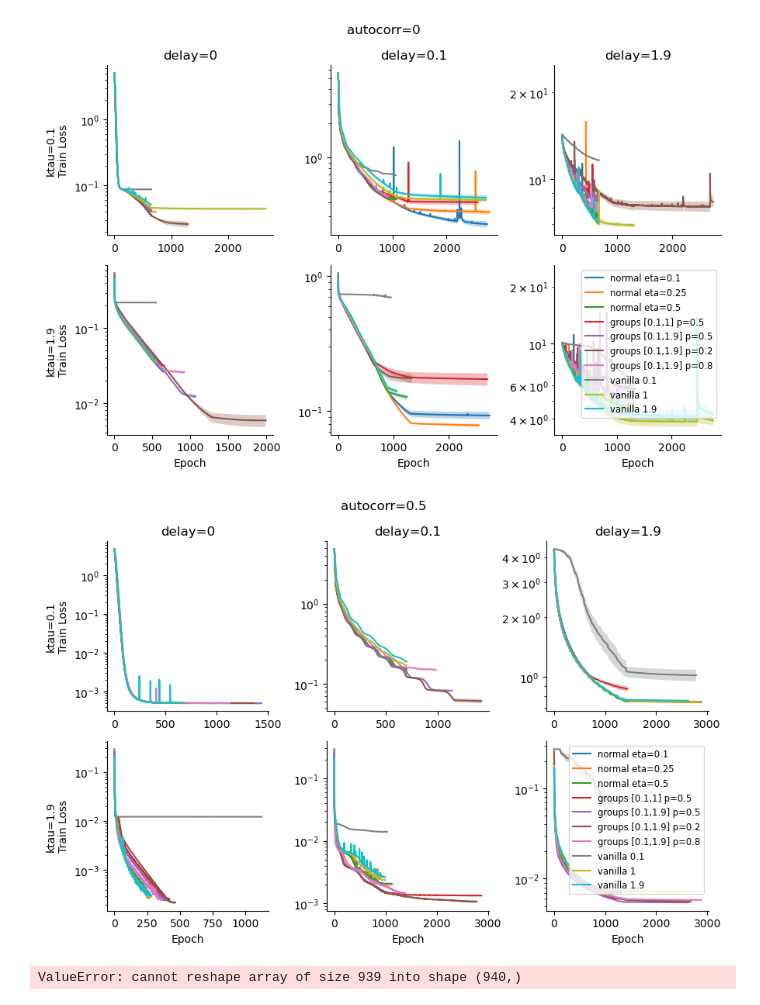
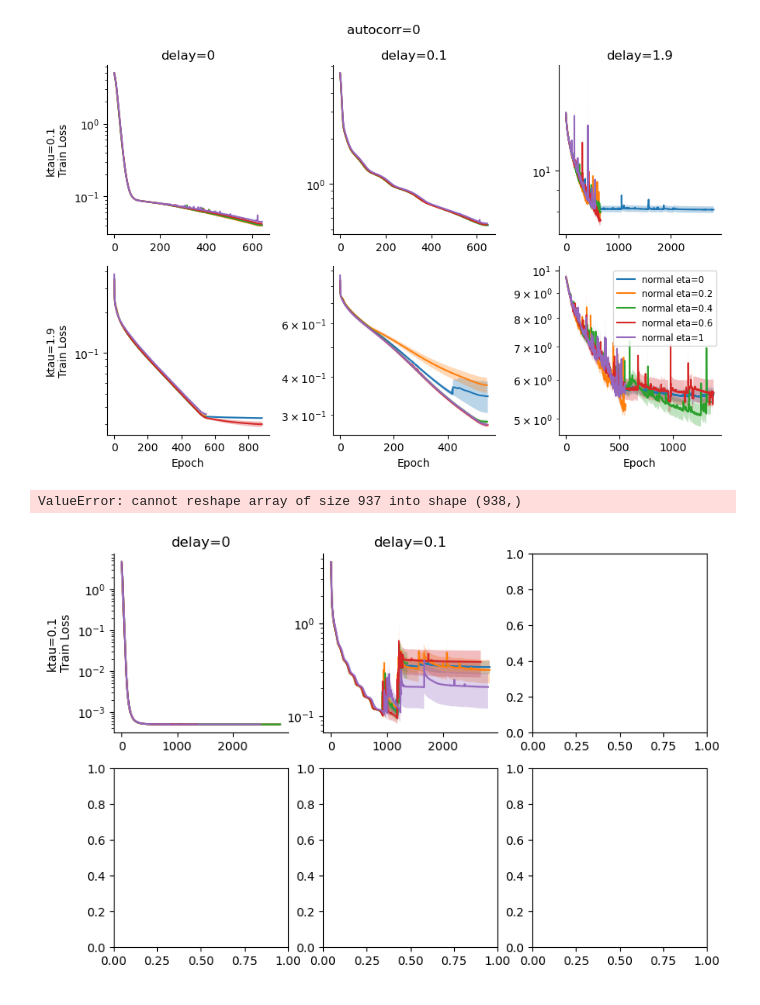
Before and after one commit to ahiggs13/timescale_RNN, a Jupyter notebook: notebooks/giga_analysis.ipynb, the cells around one changed output. Saved outputs shown, nothing was run; the diff lists cells and outputs as text; code cells hidden in the pictures.

```diff
--- a/notebooks/giga_analysis.ipynb
+++ b/notebooks/giga_analysis.ipynb
@@ -19,16 +19,24 @@ def get_subdirs(dir, autocorr, kernel_tau, read_delay, dist_type, **kwargs):
     return glob.glob(pattern)
 
 plot_configs = [
-    dict(dist_type='normal',  eta=0.1,  label='normal eta=0.1'),
-    dict(dist_type='normal',  eta=0.25, label='normal eta=0.25'),
-    dict(dist_type='normal',  eta=0.5,  label='normal eta=0.5'),
-    dict(dist_type='groups',  tau=[0.1, 1],   prop=0.5, label='groups [0.1,1] p=0.5'),
-    dict(dist_type='groups',  tau=[0.1, 1.9], prop=0.5, label='groups [0.1,1.9] p=0.5'),
-    dict(dist_type='groups',  tau=[0.1, 1.9], prop=0.2, label='groups [0.1,1.9] p=0.2'),
-    dict(dist_type='groups',  tau=[0.1, 1.9], prop=0.8, label='groups [0.1,1.9] p=0.8'),
-    dict(dist_type='vanilla', tau=0.1, label='vanilla 0.1'),
-    dict(dist_type='vanilla', tau=1,   label='vanilla 1'),
-    dict(dist_type='vanilla', tau=1.9, label='vanilla 1.9'),
+    # dict(dist_type='normal',  eta=0.1,  label='normal eta=0.1'),
+    # dict(dist_type='normal',  eta=0.25, label='normal eta=0.25'),
+    # dict(dist_type='normal',  eta=0.5,  label='normal eta=0.5'),
+    # dict(dist_type='groups',  tau=[0.1, 1],   prop=0.5, label='groups [0.1,1] p=0.5'),
+    # dict(dist_type='groups',  tau=[0.1, 1.9], prop=0.5, label='groups [0.1,1.9] p=0.5'),
+    # dict(dist_type='groups',  tau=[0.1, 1.9], prop=0.2, label='groups [0.1,1.9] p=0.2'),
+    # dict(dist_type='groups',  tau=[0.1, 1.9], prop=0.8, label='groups [0.1,1.9] p=0.8'),
+    # dict(dist_type='vanilla', tau=0.1, label='vanilla 0.1'),
+    # dict(dist_type='vanilla', tau=1,   label='vanilla 1'),
+    # dict(dist_type='vanilla', tau=1.9, label='vanilla 1.9'),
+]
+
+plot_configs = [
+    dict(dist_type='normal',  eta=0,  label='normal eta=0'),
+    dict(dist_type='normal',  eta=0.2,  label='normal eta=0.2'),
+    dict(dist_type='normal',  eta=0.4,  label='normal eta=0.4'),
+    dict(dist_type='normal',  eta=0.6,  label='normal eta=0.6'),
+    dict(dist_type='normal',  eta=1,  label='normal eta=1')
 ]
 
 kernel_taus = [0.1, 1.9]
@@ -46,41 +54,41 @@ for autocorr in autocorrs:
             ax = axes[i, j]
 
             for cfg in plot_configs:
-                subdirs = get_subdirs('../rnn_results2', autocorr, kernel_tau, read_delay, # change results directory if needed
+                subdirs = get_subdirs('../rnn_results3', autocorr, kernel_tau, read_delay, # change results directory if needed
                                       cfg['dist_type'], **{k: v for k, v in cfg.items()
                                                            if k not in ('dist_type', 'label')})
 
                 if not subdirs:
                     continue
 
-                train_losses = [np.load(os.path.join(s, 'train_losses.npy')) for s in subdirs]
+                train_losses = [np.load(os.path.join(s, 'val_losses.npy')) for s in subdirs]
                 max_len = max(len(x) for x in train_losses)
                 padded = np.array([np.pad(x, (0, max_len - len(x)), mode='edge')
                                    for x in train_losses])
 
                 mean, std = padded.mean(axis=0), padded.std(axis=0)
                 ax.plot(mean, label=cfg['label'])
                 ax.fill_between(np.arange(max_len),
                                 mean - std / np.sqrt(len(subdirs)),
                                 mean + std / np.sqrt(len(subdirs)),
                                 alpha=0.3)
 
             ax.spines[['top', 'right']].set_visible(False)
             ax.set_yscale('log')
 
             if i == 0:
                 ax.set_title(f'delay={read_delay}')
             if j == 0:
                 ax.set_ylabel(f'ktau={kernel_tau}\nTrain Loss')
             if i == n_rows - 1:
                 ax.set_xlabel('Epoch')
 
     handles, labels = axes[0, 0].get_legend_handles_labels()
     axes[-1, -1].legend(handles, labels, fontsize='small')
     fig.suptitle(f'autocorr={autocorr}')
     plt.tight_layout()
     plt.show()
 # %% [output]
-[figure, old version]
+[figure, new version]
+ValueError: cannot reshape array of size 937 into shape (938,)
-[figure, old version]
+[figure, new version]
-ValueError: cannot reshape array of size 939 into shape (940,)
```
Also changed, not shown: parts of 1 cell of this notebook, 5 other files.
